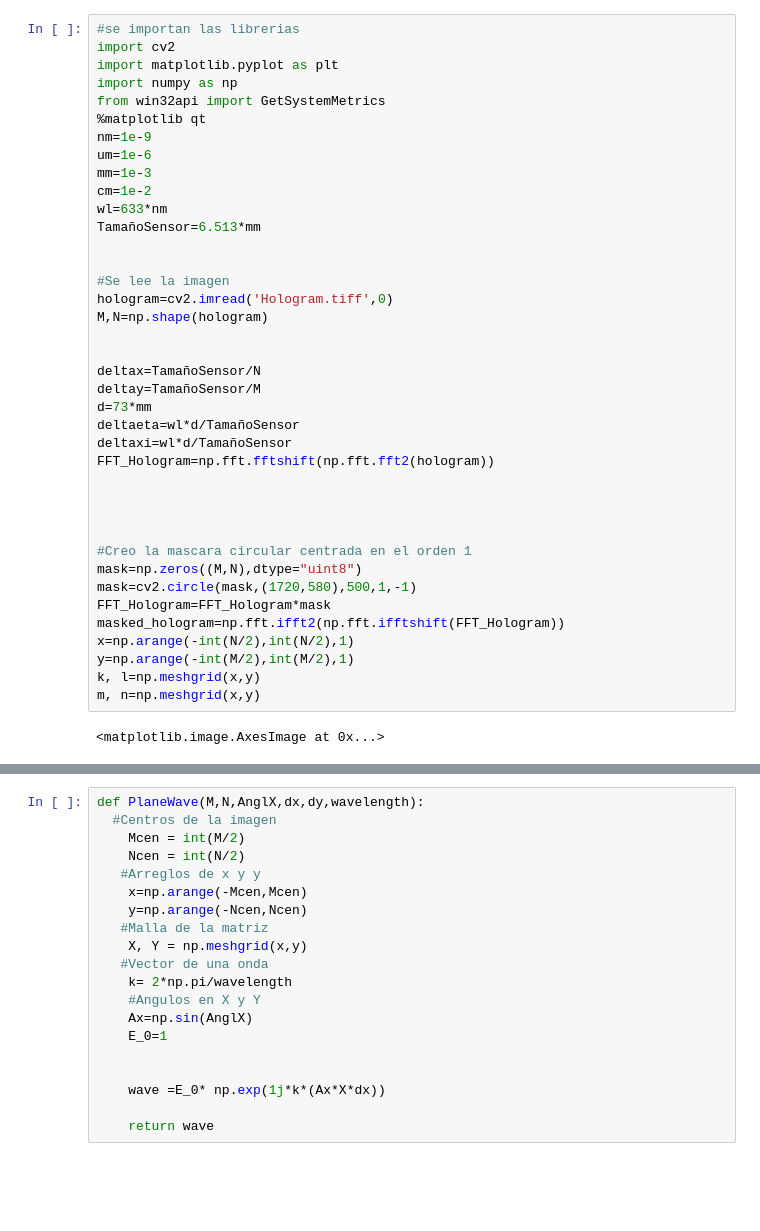
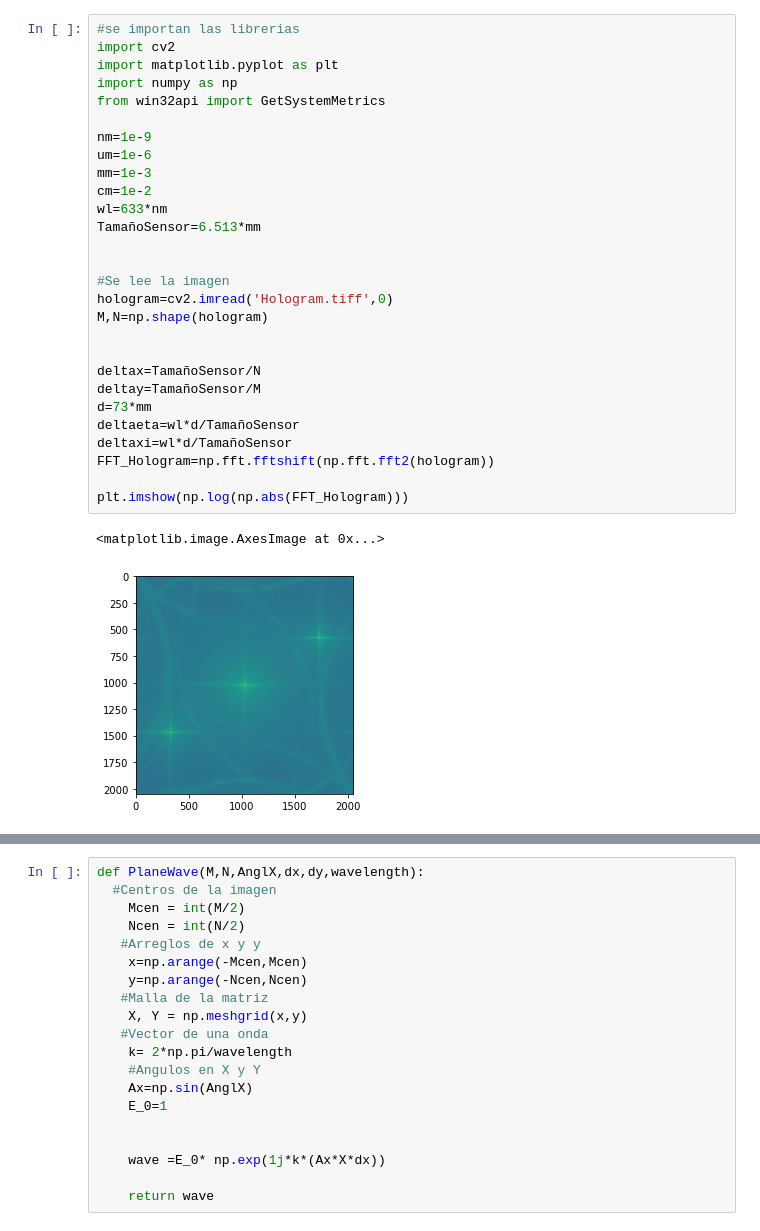
Before and after one commit to JuanDaAC/OpticalInstruments, a Jupyter notebook: Entrega 3/Punto 3/Holografia2.ipynb, the cells around one changed output, grey strips where cells are left out. Drawn from its saved outputs; the diff is of its cells as text; blank space fills up the shorter version.

```diff
--- a/Entrega 3/Punto 3/Holografia2.ipynb
+++ b/Entrega 3/Punto 3/Holografia2.ipynb
@@ -1,41 +1,31 @@
 # %%
 #se importan las librerias
 import cv2
 import matplotlib.pyplot as plt
 import numpy as np
 from win32api import GetSystemMetrics
-%matplotlib qt
+
 nm=1e-9
 um=1e-6
 mm=1e-3
 cm=1e-2
 wl=633*nm
 TamañoSensor=6.513*mm
 
 
 #Se lee la imagen
 hologram=cv2.imread('Hologram.tiff',0)
 M,N=np.shape(hologram)
 
 
 deltax=TamañoSensor/N
 deltay=TamañoSensor/M
 d=73*mm
 deltaeta=wl*d/TamañoSensor
 deltaxi=wl*d/TamañoSensor
 FFT_Hologram=np.fft.fftshift(np.fft.fft2(hologram))
 
-
-
-
-#Creo la mascara circular centrada en el orden 1
-mask=np.zeros((M,N),dtype="uint8")
-mask=cv2.circle(mask,(1720,580),500,1,-1)
-FFT_Hologram=FFT_Hologram*mask
-masked_hologram=np.fft.ifft2(np.fft.ifftshift(FFT_Hologram))
-x=np.arange(-int(N/2),int(N/2),1)
-y=np.arange(-int(M/2),int(M/2),1)
-k, l=np.meshgrid(x,y)
-m, n=np.meshgrid(x,y)
+plt.imshow(np.log(np.abs(FFT_Hologram)))
 # %% [output]
 <matplotlib.image.AxesImage at 0x...>
+[figure, added]
```
Also changed, not shown: parts of 3 cells of this notebook.
